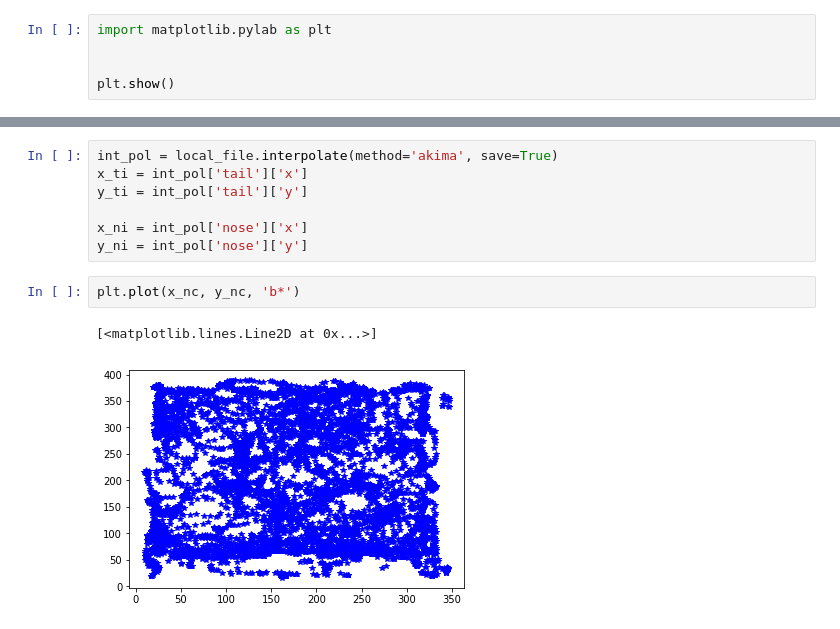
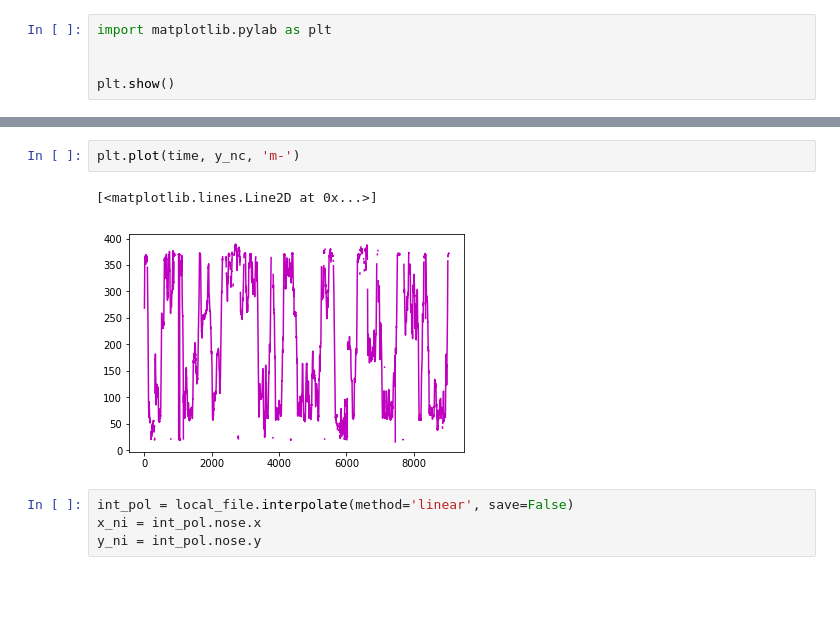
Before and after one commit to caniko/BiKiPy, a Jupyter notebook: DLCA example.ipynb, the cells around one changed output, grey strips where cells are left out. Saved outputs shown, nothing was run; the diff lists cells and outputs as text; blank space fills up the shorter version.

```diff
--- a/DLCA example.ipynb
+++ b/DLCA example.ipynb
@@ -81,13 +77,10 @@ y_nc = clean['nose']['y']
+# %%
+plt.plot(time, y_nc, 'm-')
+# %% [output]
+[<matplotlib.lines.Line2D at 0x...>]
+[figure, added]
 # %%
-int_pol = local_file.interpolate(method='akima', save=True)
-x_ti = int_pol['tail']['x']
-y_ti = int_pol['tail']['y']
-
-x_ni = int_pol['nose']['x']
-y_ni = int_pol['nose']['y']
+int_pol = local_file.interpolate(method='linear', save=False)
+x_ni = int_pol.nose.x
+y_ni = int_pol.nose.y
-# %%
-plt.plot(x_nc, y_nc, 'b*')
-# %% [output]
-[<matplotlib.lines.Line2D at 0x...>]
-[figure, removed]
 # %%
```
Also changed, not shown: parts of 12 cells of this notebook, 1 other file.
